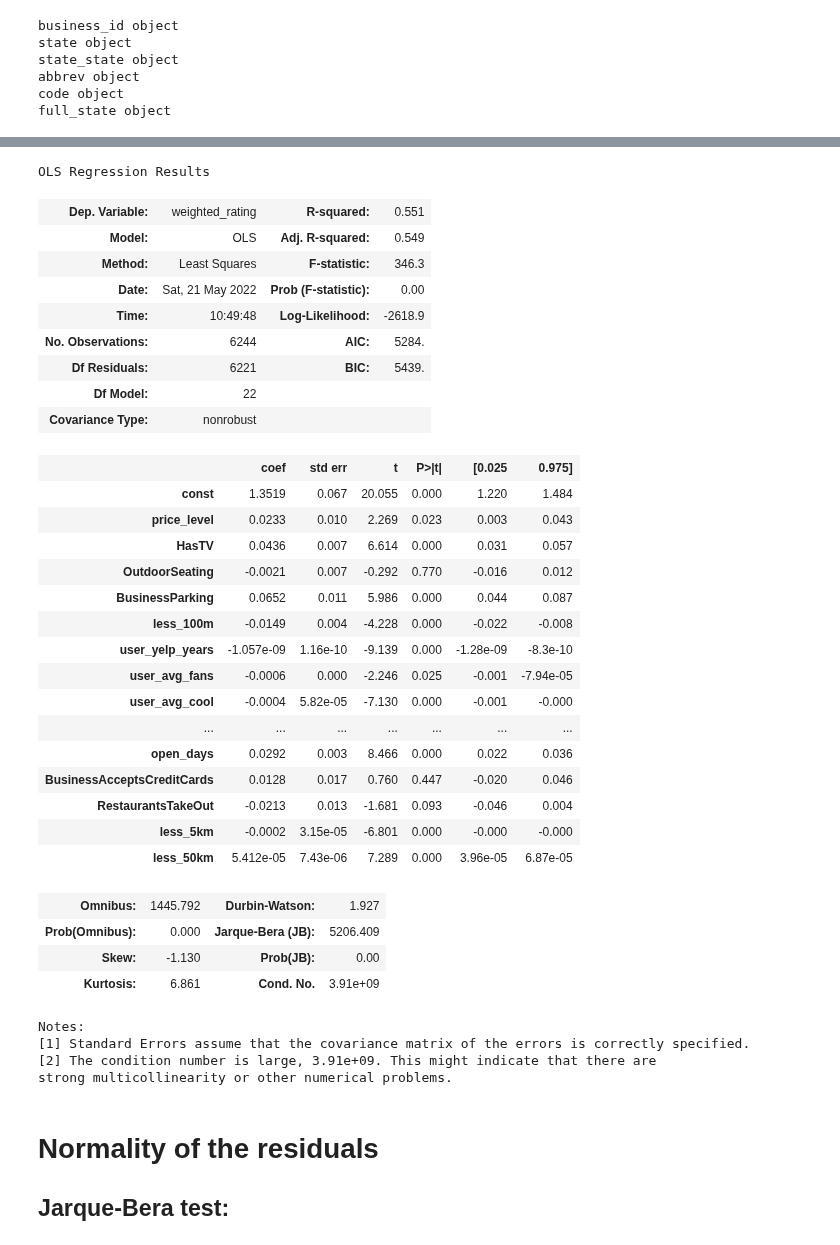
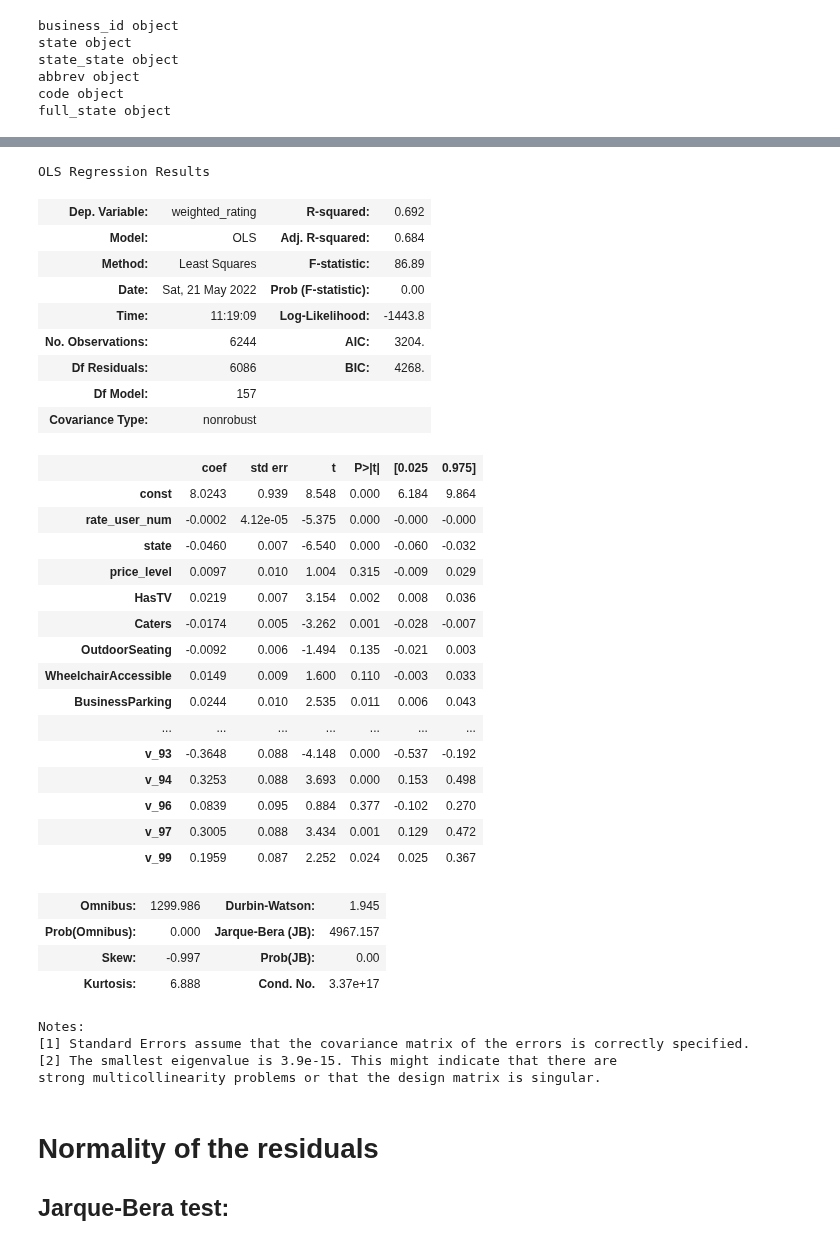
Before and after one commit to kaiwenh4/Stat170-Project, a Jupyter notebook: modeling/linear_regressive.ipynb, the cells around one changed output, grey strips where cells are left out. Drawn from its saved outputs; the diff is of its cells as text; code cells hidden in the pictures.

```diff
--- a/modeling/linear_regressive.ipynb
+++ b/modeling/linear_regressive.ipynb
@@ -38,7 +38,7 @@ full_state object
 X = df.loc[:,~df.columns.isin(['weighted_rating','business_id','stars','review_count','rating','state_state','abbrev','code','full_state','review_id'])]
 y = df[ 'weighted_rating']
 # %%
-# X['user_yelp_years'] = X['user_yelp_years'] / np.timedelta64(1, 'Y')
+X['user_yelp_years'] = X['user_yelp_years'] / np.timedelta64(1, 'Y')
 for i in X.columns:
     if X[i].dtype == np.object:
         X[i] = pd.factorize(X[i])[0]
@@ -58,6 +49,8 @@ See the caveats in the documentation: https://pandas.pydata.org/pandas-docs/stab
 ## fit a OLS model with intercept
 X = sm.add_constant(X)
 est = sm.OLS(y,X,missing='drop').fit()
+results_as_html = est.summary().tables[1].as_html()
+df_model = pd.read_html(results_as_html, header=0, index_col=0)[0]
 est.summary()
 # %% [output]
 OLS Regression Results
@@ -96,44 +89,46 @@ Notes:
 strong multicollinearity problems or that the design matrix is singular.
+# %%
+flitered_att = df_model[df_model['P>|t|']<= 0.50].index.to_list()
 # %%
-XT=X[['price_level','HasTV','OutdoorSeating','BusinessParking','less_100m','user_yelp_years','user_avg_fans','user_avg_cool','user_avg_funny','user_avg_useful','user_avg_review_count','user_avg_stars','avg_review_cool','avg_review_funny','avg_review_useful','num_rating','open_hours','open_days','BusinessAcceptsCreditCards','RestaurantsTakeOut','less_5km','less_50km']]
+XT=X[flitered_att]
 XT =  sm.add_constant(XT)
 est2 = sm.OLS(y,XT,missing='drop').fit()
 est2.summary()
 # %% [output]
 OLS Regression Results
-| Dep. Variable: | weighted_rating | R-squared: | 0.551 |
-| Model: | OLS | Adj. R-squared: | 0.549 |
-| Method: | Least Squares | F-statistic: | 346.3 |
+| Dep. Variable: | weighted_rating | R-squared: | 0.692 |
+| Model: | OLS | Adj. R-squared: | 0.684 |
+| Method: | Least Squares | F-statistic: | 86.89 |
 | Date: | Sat, 21 May 2022 | Prob (F-statistic): | 0.00 |
-| Time: | 10:49:48 | Log-Likelihood: | -2618.9 |
-| No. Observations: | 6244 | AIC: | 5284. |
-| Df Residuals: | 6221 | BIC: | 5439. |
-| Df Model: | 22 |  |  |
+| Time: | 11:19:09 | Log-Likelihood: | -1443.8 |
+| No. Observations: | 6244 | AIC: | 3204. |
+| Df Residuals: | 6086 | BIC: | 4268. |
+| Df Model: | 157 |  |  |
 | Covariance Type: | nonrobust |  |  |
 |  | coef | std err | t | P>|t| | [0.025 | 0.975] |
-| const | 1.3519 | 0.067 | 20.055 | 0.000 | 1.220 | 1.484 |
-| price_level | 0.0233 | 0.010 | 2.269 | 0.023 | 0.003 | 0.043 |
-| HasTV | 0.0436 | 0.007 | 6.614 | 0.000 | 0.031 | 0.057 |
-| OutdoorSeating | -0.0021 | 0.007 | -0.292 | 0.770 | -0.016 | 0.012 |
-| BusinessParking | 0.0652 | 0.011 | 5.986 | 0.000 | 0.044 | 0.087 |
-| less_100m | -0.0149 | 0.004 | -4.228 | 0.000 | -0.022 | -0.008 |
-| user_yelp_years | -1.057e-09 | 1.16e-10 | -9.139 | 0.000 | -1.28e-09 | -8.3e-10 |
-| user_avg_fans | -0.0006 | 0.000 | -2.246 | 0.025 | -0.001 | -7.94e-05 |
-| user_avg_cool | -0.0004 | 5.82e-05 | -7.130 | 0.000 | -0.001 | -0.000 |
+| const | 8.0243 | 0.939 | 8.548 | 0.000 | 6.184 | 9.864 |
+| rate_user_num | -0.0002 | 4.12e-05 | -5.375 | 0.000 | -0.000 | -0.000 |
+| state | -0.0460 | 0.007 | -6.540 | 0.000 | -0.060 | -0.032 |
+| price_level | 0.0097 | 0.010 | 1.004 | 0.315 | -0.009 | 0.029 |
+| HasTV | 0.0219 | 0.007 | 3.154 | 0.002 | 0.008 | 0.036 |
+| Caters | -0.0174 | 0.005 | -3.262 | 0.001 | -0.028 | -0.007 |
+| OutdoorSeating | -0.0092 | 0.006 | -1.494 | 0.135 | -0.021 | 0.003 |
+| WheelchairAccessible | 0.0149 | 0.009 | 1.600 | 0.110 | -0.003 | 0.033 |
+| BusinessParking | 0.0244 | 0.010 | 2.535 | 0.011 | 0.006 | 0.043 |
 | ... | ... | ... | ... | ... | ... | ... |
-| open_days | 0.0292 | 0.003 | 8.466 | 0.000 | 0.022 | 0.036 |
-| BusinessAcceptsCreditCards | 0.0128 | 0.017 | 0.760 | 0.447 | -0.020 | 0.046 |
-| RestaurantsTakeOut | -0.0213 | 0.013 | -1.681 | 0.093 | -0.046 | 0.004 |
-| less_5km | -0.0002 | 3.15e-05 | -6.801 | 0.000 | -0.000 | -0.000 |
-| less_50km | 5.412e-05 | 7.43e-06 | 7.289 | 0.000 | 3.96e-05 | 6.87e-05 |
+| v_93 | -0.3648 | 0.088 | -4.148 | 0.000 | -0.537 | -0.192 |
+| v_94 | 0.3253 | 0.088 | 3.693 | 0.000 | 0.153 | 0.498 |
+| v_96 | 0.0839 | 0.095 | 0.884 | 0.377 | -0.102 | 0.270 |
+| v_97 | 0.3005 | 0.088 | 3.434 | 0.001 | 0.129 | 0.472 |
+| v_99 | 0.1959 | 0.087 | 2.252 | 0.024 | 0.025 | 0.367 |
-| Omnibus: | 1445.792 | Durbin-Watson: | 1.927 |
-| Prob(Omnibus): | 0.000 | Jarque-Bera (JB): | 5206.409 |
-| Skew: | -1.130 | Prob(JB): | 0.00 |
-| Kurtosis: | 6.861 | Cond. No. | 3.91e+09 |
+| Omnibus: | 1299.986 | Durbin-Watson: | 1.945 |
+| Prob(Omnibus): | 0.000 | Jarque-Bera (JB): | 4967.157 |
+| Skew: | -0.997 | Prob(JB): | 0.00 |
+| Kurtosis: | 6.888 | Cond. No. | 3.37e+17 |
 Notes:
 [1] Standard Errors assume that the covariance matrix of the errors is correctly specified.
-[2] The condition number is large, 3.91e+09. This might indicate that there are
-strong multicollinearity or other numerical problems.
+[2] The smallest eigenvalue is 3.9e-15. This might indicate that there are
+strong multicollinearity problems or that the design matrix is singular.
 # %% [markdown]
 # Normality of the residuals
 ## Jarque-Bera test:
```
Also changed, not shown: parts of 7 cells of this notebook, 3 other files.
